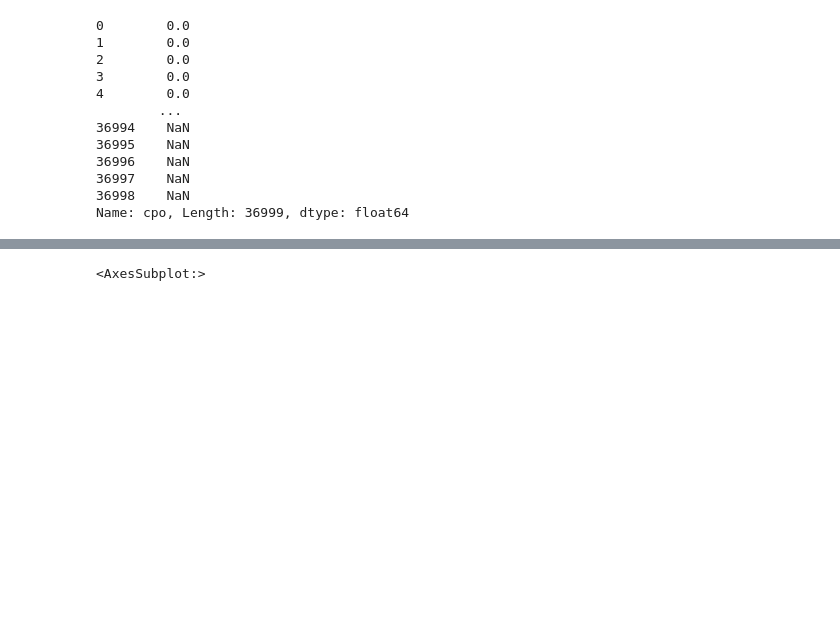
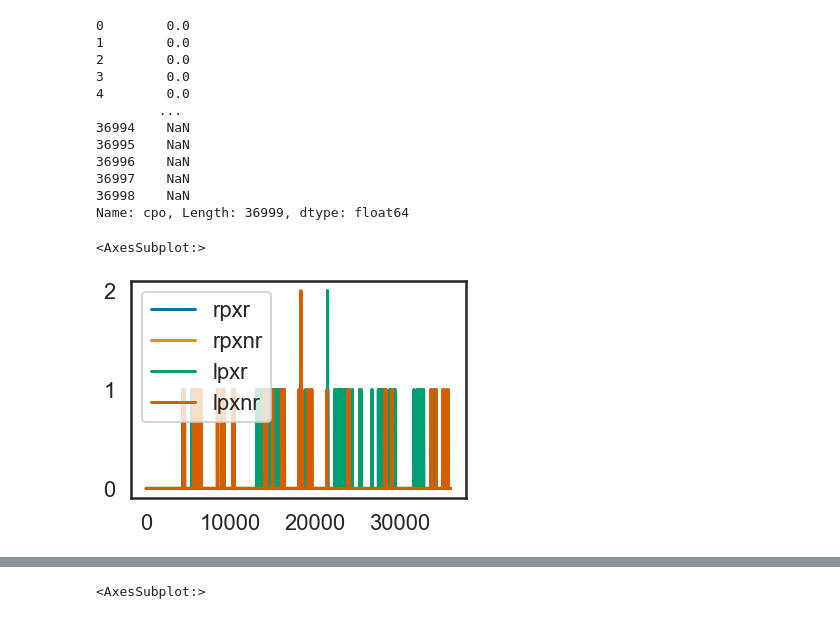
Before and after one commit to kimerein/sabatinilab-glm, a Jupyter notebook: example_run_7_downsampled.ipynb, the cells around one changed output, grey strips where cells are left out. Drawn from its saved outputs; the diff is of its cells as text; code cells hidden in the pictures; blank space fills up the shorter version.

```diff
--- a/example_run_7_downsampled.ipynb
+++ b/example_run_7_downsampled.ipynb
@@ -276,6 +276,11 @@ df['event_col_end'] = df['event_col_end'].ffill()
 # df['trial_end_flag'] = ((df['event_col_start'] != 1.0)&(df['event_col_start'].shift(-1) == 1.0)&(df['event_col_start'].shift(-1) != df['event_col_start']) * 1.0).shift(5) * 1.0
 df['trial_end_flag'] = ((df['event_col_end'] == 1.0)&(df['event_col_end'].shift(1) == 2.0)&(df['event_col_end'].shift(1) != df['event_col_end'])&(df['nTrial'] > 0) * 1.0).shift(5) * 1.0
 df['nEndTrial'] = df['trial_end_flag'].cumsum()
+# %%
+[['rpxr', 'rpxnr', 'lpxr', 'lpxnr']].plot()
+# %% [output]
+<AxesSubplot:>
+[figure, added]
 # %%
 df['lpx'].plot(), df['rpx'].plot()
 # %% [output]
```
Also changed, not shown: parts of 9 cells of this notebook, 1 other file.
